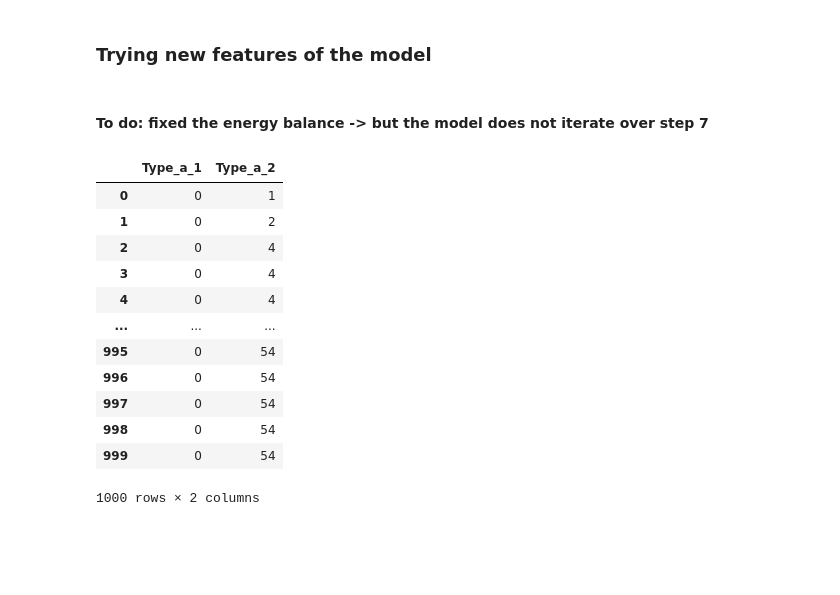
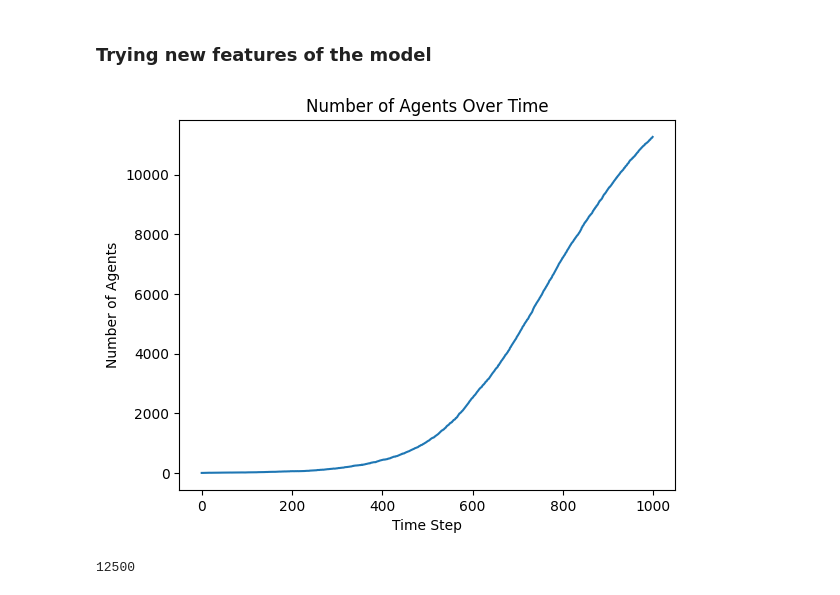
Before and after one commit to IlyaSchneider10/BottMedical_Microbiome, a Jupyter notebook: Play_around.ipynb, the cells around one changed output. Cells and saved outputs as stored; diff of their text form; code cells hidden in the pictures; blank space fills up the shorter version.

Commit message:
Sigmoidal curves for bacteria growth
Introduced viability number, death chance and optimized other parameters

```diff
--- a/Play_around.ipynb
+++ b/Play_around.ipynb
@@ -626,31 +7,34 @@ class Microbiome(mesa.Model):
 # %% [markdown]
 ### Trying new features of the model
-# %% [markdown]
-#### To do: fixed the energy balance -> but the model does not iterate over step 7
 # %%
 #Making x steps with in the model
 x = 1000
 
-model = Microbiome(0, 1, True, 50, 50)
+model = Microbiome(0, 10, False, 50, 50)
 for i in range(x):
     model.step()
 
 # Check the numbers of agents
 
-model.datacollector.get_model_vars_dataframe()
+agent_num_data = model.datacollector.get_model_vars_dataframe()
+num_of_agents = agent_num_data.loc[:,"Type_a_2"]
+number_of_time_steps = agent_num_data.index
+
+# Plotting the number of agents over time
+plt.plot(number_of_time_steps, num_of_agents)
+
+# Adding labels and title
+plt.xlabel('Time Step')
+plt.ylabel('Number of Agents')
+plt.title('Number of Agents Over Time')
+
+# Displaying the plot
+plt.show()
 # %% [output]
-|  | Type_a_1 | Type_a_2 |
-| 0 | 0 | 1 |
-| 1 | 0 | 2 |
-| 2 | 0 | 4 |
-| 3 | 0 | 4 |
-| 4 | 0 | 4 |
-| ... | ... | ... |
-| 995 | 0 | 54 |
-| 996 | 0 | 54 |
-| 997 | 0 | 54 |
-| 998 | 0 | 54 |
-| 999 | 0 | 54 |
-1000 rows × 2 columns
+[figure, added]
+# %%
+50*50*5
+# %% [output]
+12500
 # %%
 # Extract the data about mass of one of the bacteria
```
Also changed, not shown: parts of 12 cells of this notebook, 2 other files.
